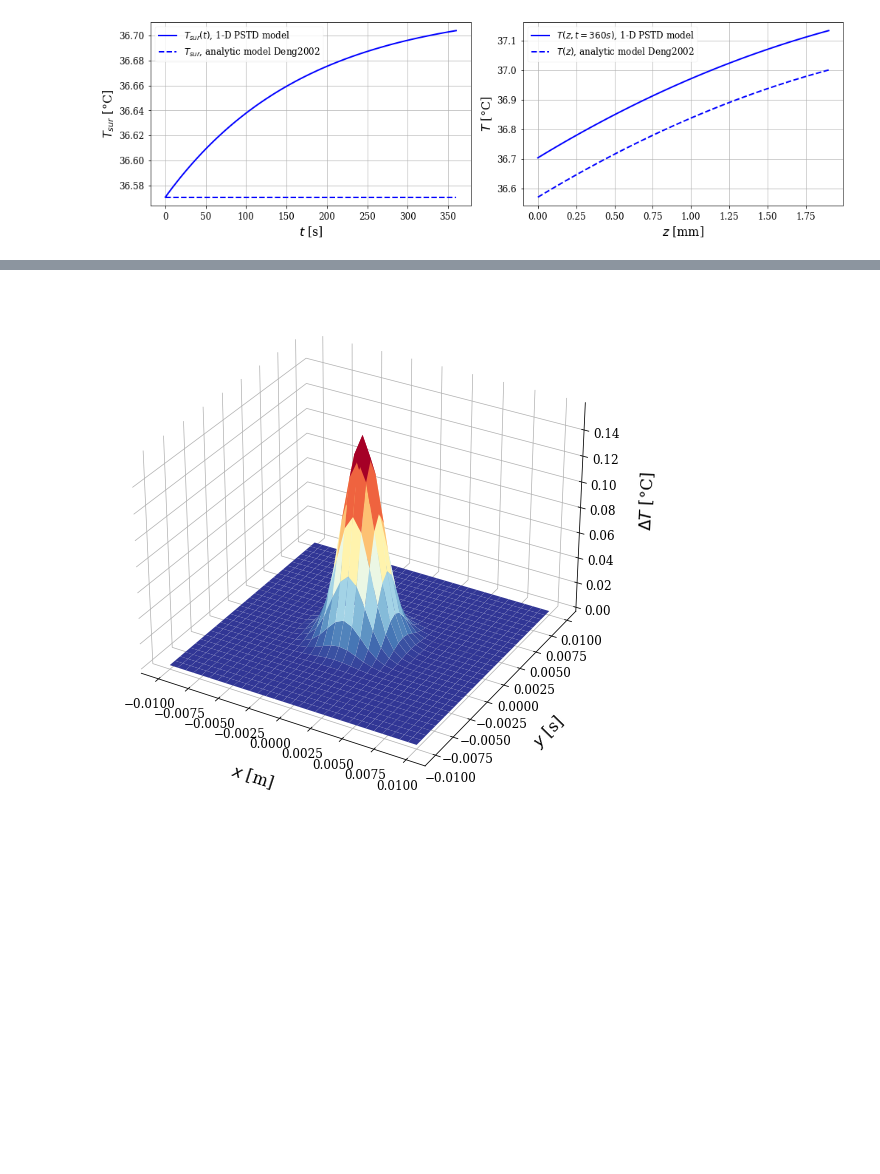
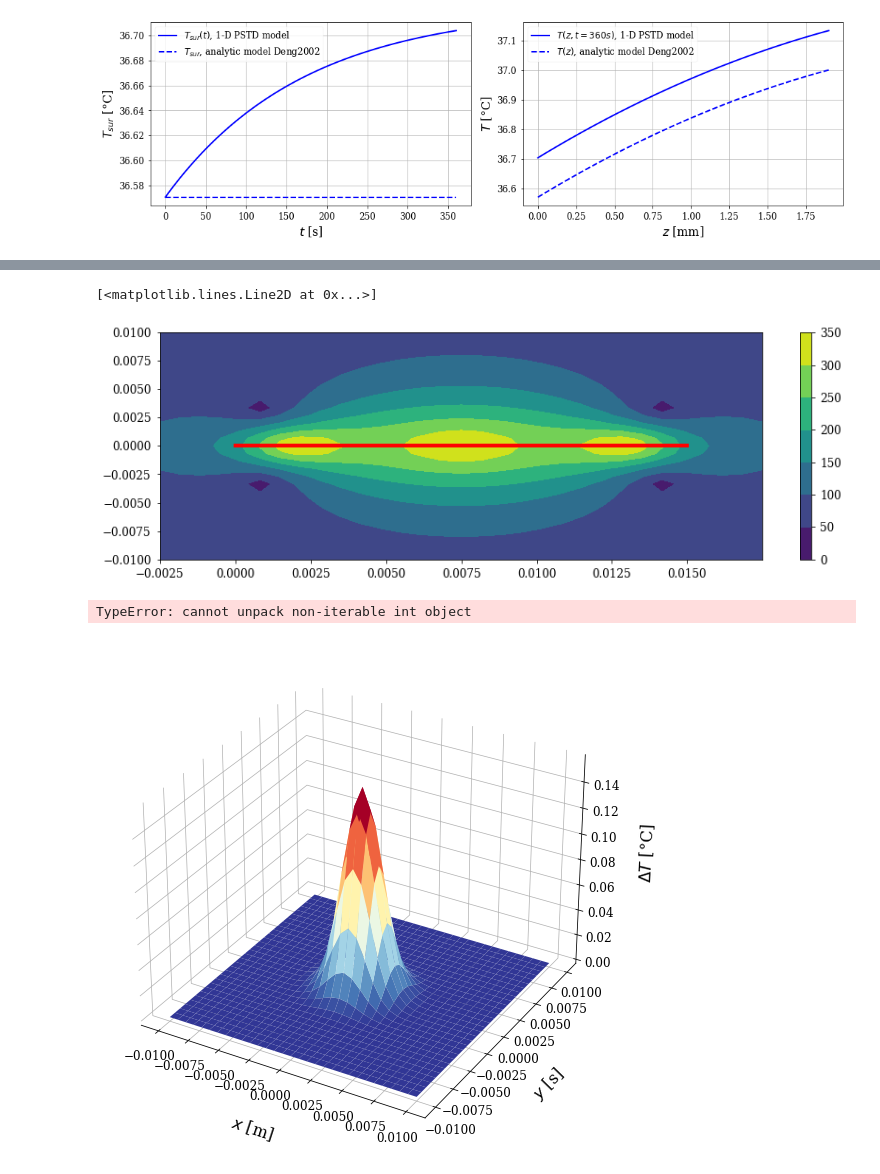
Before and after one commit to akapet00/EMF-exposure-analysis, a Jupyter notebook: demo.ipynb, the cells around one changed output, grey strips where cells are left out. Cells and saved outputs as stored; diff of their text form; code cells hidden in the pictures; blank space fills up the shorter version.

```diff
--- a/demo.ipynb
+++ b/demo.ipynb
@@ -145,0 +149,27 @@ plt.show()
+# %%
+antenna_data = load_antenna_el_properties(f)
+
+xs = antenna_data.x.to_numpy()
+ys = 0
+zs = 0
+
+target_area = (0.02, 0.02)
+xt = np.linspace(-target_area[0]/2, target_area[0]/2, 31) + xs[-1] / 2
+yt = np.linspace(-target_area[1]/2, target_area[1]/2, 31)
+zt = -2 / 1000
+
+Is = antenna_data.ireal.to_numpy() + antenna_data.iimag.to_numpy() * 1j
+
+Etot = np.empty((xt.size, yt.size))
+for x_idx, _xt in enumerate(xt):
+    for y_idx, _yt in enumerate(yt):
+        _zt = zt
+        Ex, Ey, Ez = efield(_xt, _yt, _zt, xs, ys, zs, Is, f)
+        Etot[x_idx, y_idx] = np.abs(np.sqrt(Ex ** 2 + Ey ** 2 + Ez ** 2))
+
+mesh = np.meshgrid(xt, yt)
+fig, ax = plt.subplots(1, 1)
+cs = ax.contourf(*mesh, Etot.T)
+fig.colorbar(cs, ax=ax)
+ax.plot(xs, [ys]*xs.size, c='r', linewidth=4)
+# %% [output]
@@ -145,0 +177,2 @@ plt.show()
+[<matplotlib.lines.Line2D at 0x...>]
+[figure, added]
@@ -146,15 +182,11 @@ plt.show()
 # %%
 ## 3-D simulation
 sim_time = 860
-t = np.linspace(0, sim_time, 50)
-N = [31] * 3
-area = (0.02, 0.02)
-SAR_ref = I0 * T_tr / (rho * pen_depth)
-x = np.linspace(-area[0]/2, area[0]/2, N[0])
-y = np.linspace(-area[1]/2, area[1]/2, N[1])
-SAR_sur = SAR_ref * np.exp(-(x**2 + y.reshape(-1, 1)**2) / (2 * (SAR_ref * 3e-4)**2))
-T = deltaT_3d_pstd(t, N, area, pen_depth, k, rho, C, m_b * 3, SAR_sur)
+t = np.linspace(0, sim_time, 31)
+T = deltaT_3d_pstd(t, N, target_area, pen_depth, k, rho, C, m_b * 3, SAR_sur)
 # np.save(os.path.join('simulations', f'deltaT_Nx{N[0]}Ny{N[1]}Nz{N[2]}_t{sim_time}_a{int(area[0]*area[1]*1e4)}.npy'), T, allow_pickle=True, fix_imports=True)
+# %% [output]
+TypeError: cannot unpack non-iterable int object
 # %%
 # temperature change distribution on the surface, 3-D plot
 x = np.linspace(-area[0]/2, area[0]/2, N[0])
```
Also changed, not shown: parts of 4 cells of this notebook, 11 other files.
